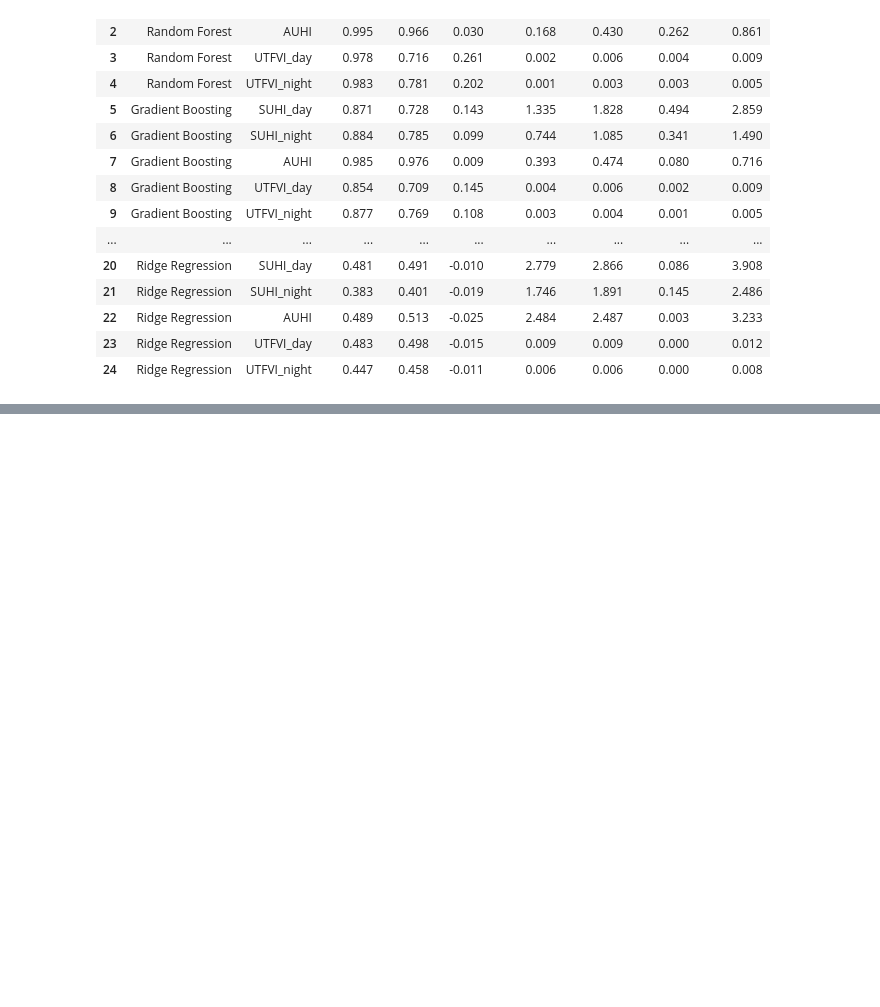
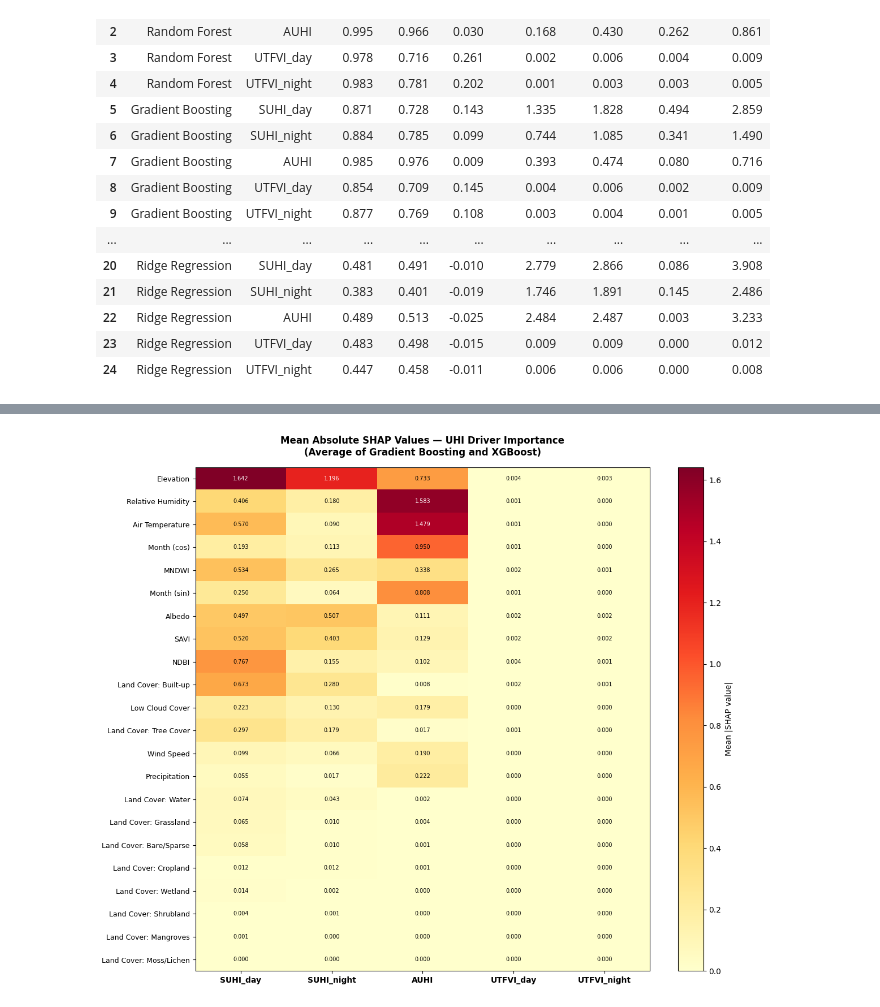
Before and after one commit to Peplinn/uhi-modelling, a Jupyter notebook: uhi-modelling.ipynb, the cells around one changed output, grey strips where cells are left out. Drawn from its saved outputs; the diff is of its cells as text; code cells hidden in the pictures; blank space fills up the shorter version.

```diff
--- a/uhi-modelling.ipynb
+++ b/uhi-modelling.ipynb
@@ -858,0 +1268,84 @@ display(df_results_utfvi)
+# %%
+import numpy as np
+
+# Collect mean absolute SHAP per feature per target across both models
+model_names = ["Gradient Boosting", "XGBoost"]
+all_shap = {target: [] for target in targets_utfvi}
+
+feature_display_names = {
+    "humidity": "Relative Humidity",
+    "precipitation": "Precipitation",
+    "wind_speed": "Wind Speed",
+    "cloud_cover_low": "Low Cloud Cover",
+    "air_temperature": "Air Temperature",
+    "latitude": "Latitude",
+    "longitude": "Longitude",
+    "Elevation": "Elevation",
+    "Albedo": "Albedo",
+    "MNDWI": "MNDWI",
+    "NDBI": "NDBI",
+    "SAVI": "SAVI",
+    "month_sin": "Month (sin)",
+    "month_cos": "Month (cos)",
+    "LC_10": "Land Cover: Tree Cover",
+    "LC_20": "Land Cover: Shrubland",
+    "LC_30": "Land Cover: Grassland",
+    "LC_40": "Land Cover: Cropland",
+    "LC_50": "Land Cover: Built-up",
+    "LC_60": "Land Cover: Bare/Sparse",
+    "LC_80": "Land Cover: Water",
+    "LC_90": "Land Cover: Wetland",
+    "LC_95": "Land Cover: Mangroves",
+    "LC_100": "Land Cover: Moss/Lichen"
+}
+
+for model_name in model_names:
+    model = tuned_models_utfvi[model_name]
+    for i, target in enumerate(targets_utfvi):
+        estimator = model.estimators_[i]
+        explainer = shap.TreeExplainer(estimator)
+        shap_values = explainer.shap_values(X_test_utfvi)
+        mean_abs_shap = np.abs(shap_values).mean(axis=0)
+        all_shap[target].append(mean_abs_shap)
+
+# Average across both models
+shap_matrix = np.array([
+    np.mean(all_shap[target], axis=0) for target in targets_utfvi
+]).T  # shape: (n_features, n_targets)
+
+shap_df = pd.DataFrame(
+    shap_matrix,
+    index=feature_cols_utfvi,
+    columns=targets_utfvi
+)
+
+# Apply to shap_df index before plotting
+shap_df.index = [feature_display_names.get(f, f) for f in shap_df.index]
+
+# Sort by mean importance across all targets
+shap_df["mean"] = shap_df.mean(axis=1)
+shap_df = shap_df.sort_values("mean", ascending=False).drop(columns="mean")
+
+# Plot heatmap
+fig, ax = plt.subplots(figsize=(12, 10))
+im = ax.imshow(shap_df.values, cmap="YlOrRd", aspect="auto")
+plt.colorbar(im, ax=ax, label="Mean |SHAP value|")
+
+ax.set_xticks(range(len(targets_utfvi)))
+ax.set_yticks(range(len(shap_df)))
+ax.set_xticklabels(targets_utfvi, fontsize=10, fontweight="bold")
+ax.set_yticklabels(shap_df.index, fontsize=9)
+
+for r in range(len(shap_df)):
+    for c in range(len(targets_utfvi)):
+        ax.text(c, r, f"{shap_df.values[r, c]:.3f}",
+                ha="center", va="center", fontsize=7,
+                color="white" if shap_df.values[r, c] > shap_df.values.max()*0.6 else "black")
+
+ax.set_title("Mean Absolute SHAP Values — UHI Driver Importance\n(Average of Gradient Boosting and XGBoost)",
+             fontsize=12, fontweight="bold", pad=15)
+plt.tight_layout()
+plt.savefig("plots/shap/shap_global_heatmap.png", dpi=150, bbox_inches="tight")
+plt.show()
+# %% [output]
+[figure, added]
```
Also changed, not shown: parts of 12 cells of this notebook, 10 other files.
